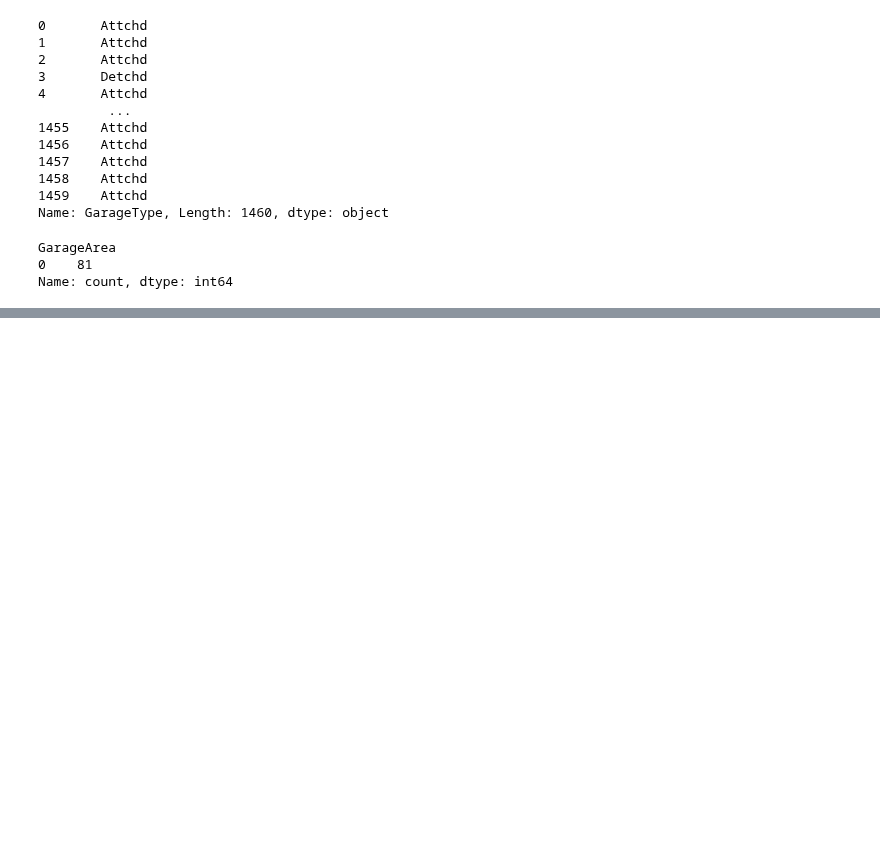
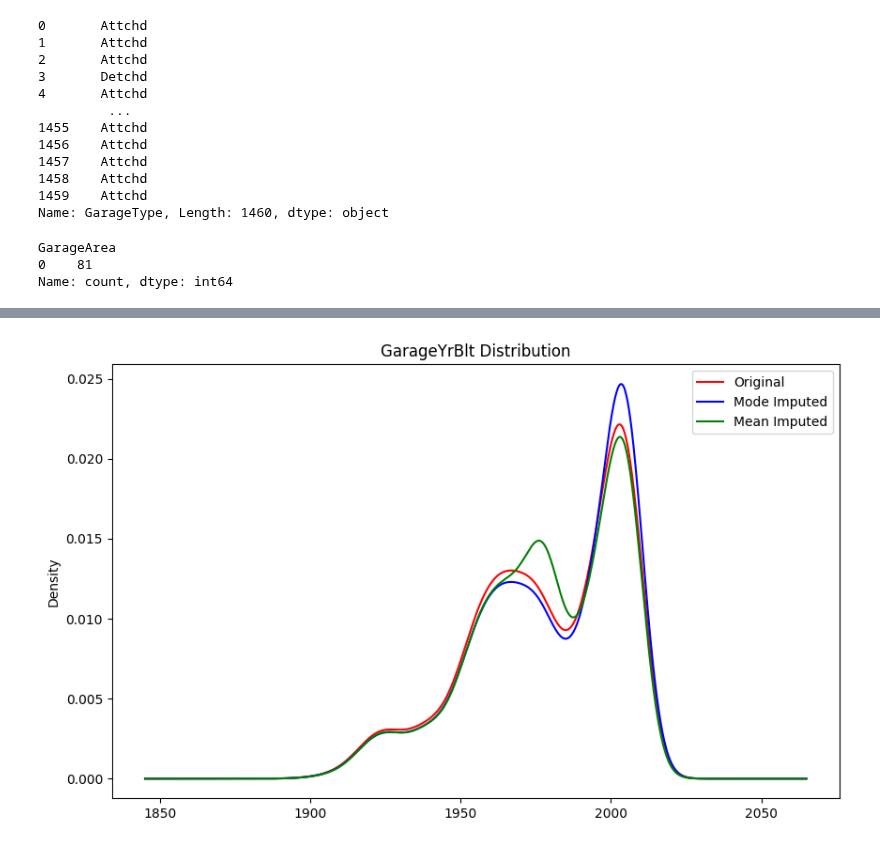
Before and after one commit to akhyear/house_price_prediction, a Jupyter notebook: train_code.ipynb, the cells around one changed output, grey strips where cells are left out. Cells and saved outputs as stored; diff of their text form; code cells hidden in the pictures; blank space fills up the shorter version.

```diff
--- a/train_code.ipynb
+++ b/train_code.ipynb
@@ -365,0 +478,18 @@ Series([], Name: count, dtype: int64)
+# %%
+mode_GarageYrBlt = df['GarageYrBlt'].mode()[0] # I have to put 0 here. because mode can return multiple values.
+# So I'm using the first value of the mode.
+df['GarageYrBlt_NoNull'] = df['GarageYrBlt'].fillna(mode_GarageYrBlt)
+# %%
+mean_GarageYrBlt = df['GarageYrBlt'].mean()
+df['GarageYrBlt_NoNull2'] = df['GarageYrBlt'].fillna(mean_GarageYrBlt)
+# %%
+fig = plt.figure(figsize=(10, 6))
+ax = fig.add_subplot(111)
+df['GarageYrBlt'].plot(kind = 'kde', ax=ax, label='Original', color = 'red')
+df['GarageYrBlt_NoNull'].plot(kind = 'kde', ax=ax, label='Mode Imputed', color = 'blue')
+df['GarageYrBlt_NoNull2'].plot(kind = 'kde', ax=ax, label='Mean Imputed', color = 'green')
+ax.set_title('GarageYrBlt Distribution')
+ax.legend()
+plt.show()
+# %% [output]
+[figure, added]
```
Also changed, not shown: parts of 14 cells of this notebook.
